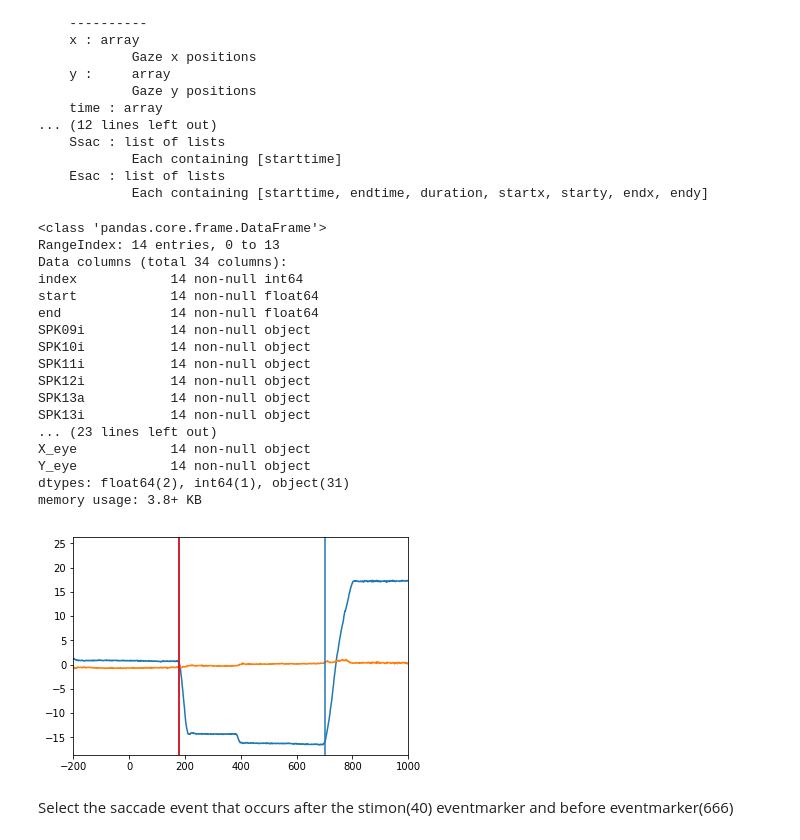
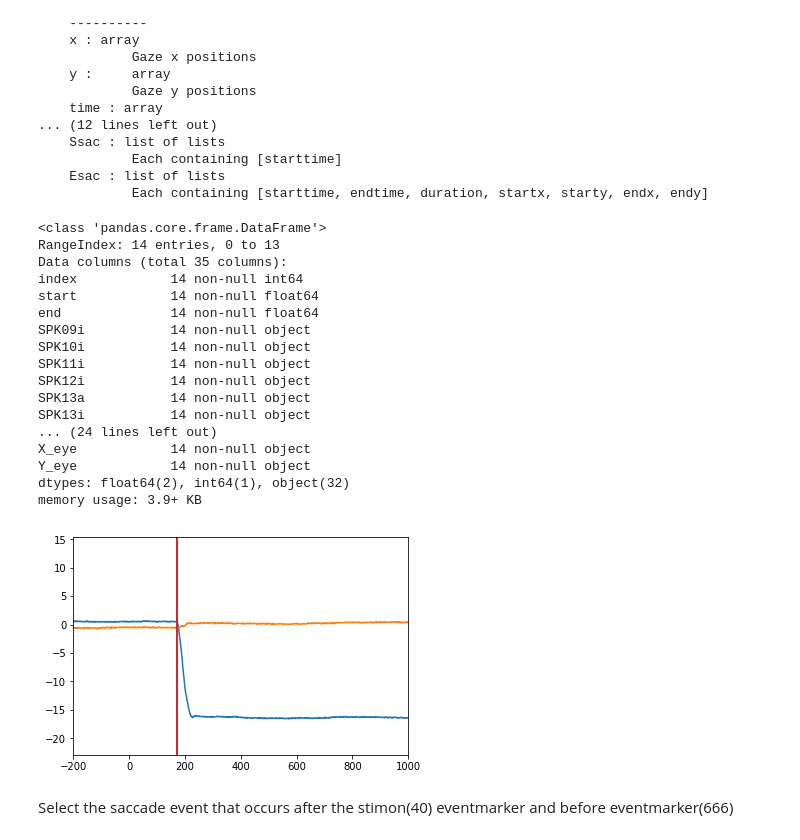
Before and after one commit to SmilodonCub/linArray, a Jupyter notebook: linArray_notebook.ipynb, the cells around one changed output. Cells and saved outputs as stored; diff of their text form; code cells hidden in the pictures.

```diff
--- a/linArray_notebook.ipynb
+++ b/linArray_notebook.ipynb
@@ -381,7 +381,7 @@ def addStimOnset( data_df, stimOnset_eventmarker, dataType ):
     #for each column
     for column in columns2adjust:
         colname = 'stimOn_' + column
-        adjustdata_df[colname] = addStrobes.apply(lambda row:
+        adjustdata_df[colname] = adjustdata_df.apply(lambda row:
             list(np.round(np.subtract([e for e in row[column]], row[strobedLabel] ),4)),axis = 1)
     return adjustdata_df
 # %%
@@ -790,7 +790,7 @@ def mergeBehavioralColumn( neural_df, bhv_df, bhv_target_column_list ):
 
     return neuralc
 # %%
-column_list = [ 'AnalogEyeData', 'bhv_code40', 'bhv_code666' ]
+column_list = [ 'AnalogEyeData', 'bhv_code30', 'bhv_code40', 'bhv_code666' ]
 Peanut_delayedSaccadeTask_2016_6_8_1_1_merged = mergeBehavioralColumn(
     Peanut_delayedSaccadeTask_2016_6_8_1_1_dSacctrials_align,
     Peanut_delayedSaccadeTask_2016_6_8_1_1_BHV_correct,
@@ -876,7 +876,7 @@ Peanut_delayedSaccadeTask_2016_6_8_1_1_merged.info()
 # %% [output]
 <class 'pandas.core.frame.DataFrame'>
 RangeIndex: 14 entries, 0 to 13
-Data columns (total 34 columns):
+Data columns (total 35 columns):
 index            14 non-null int64
 start            14 non-null float64
 end              14 non-null float64
@@ -886,34 +886,34 @@ SPK11i           14 non-null object
 SPK12i           14 non-null object
 SPK13a           14 non-null object
 SPK13i           14 non-null object
-... (23 lines left out)
+... (24 lines left out)
 X_eye            14 non-null object
 Y_eye            14 non-null object
-dtypes: float64(2), int64(1), object(31)
-memory usage: 3.8+ KB
+dtypes: float64(2), int64(1), object(32)
+memory usage: 3.9+ KB
 # %%
-trial = 6
+trial = 13
 s, es = et.saccade_detection( Peanut_delayedSaccadeTask_2016_6_8_1_1_merged[ 'X_eye' ][trial],
                              Peanut_delayedSaccadeTask_2016_6_8_1_1_merged[ 'Y_eye' ][trial],
                              np.arange( 0, len( Peanut_delayedSaccadeTask_2016_6_8_1_1_merged[ 'Y_eye' ][trial]) ) -
                              Peanut_delayedSaccadeTask_2016_6_8_1_1_merged[ 'bhv_code40' ][trial],
                              minlen=20, maxvel=50)
 
 dthresh = 10
 
 plot = eyetrace4trials( Peanut_delayedSaccadeTask_2016_6_8_1_1_merged, 'bhv_code40', trial, trial+1 )
 for sacc in es:
     #eDistance = math.dist([sacc[3], sacc[4]], [sacc[5], sacc[6]])
     coord_dist = math.sqrt( ((sacc[3] - sacc[5])**2)+((sacc[4] - sacc[6])**2) )
     #print( coord_dist )
     if coord_dist > dthresh:
         plt.axvline(x=sacc[0])
         if sacc[0] > 0 and sacc[0] < ( Peanut_delayedSaccadeTask_2016_6_8_1_1_merged[ 'bhv_code666' ][trial][0] -
                                       Peanut_delayedSaccadeTask_2016_6_8_1_1_merged[ 'bhv_code40' ][trial][0] ):
             plt.axvline(x=sacc[0], color = 'red' )
 plt.show()
 # %% [output]
-[figure, old version]
+[figure, new version]
 # %% [markdown]
 Select the saccade event that occurs after the stimon(40) eventmarker and before eventmarker(666)
 # %%
```
Also changed, not shown: parts of 16 cells of this notebook.
